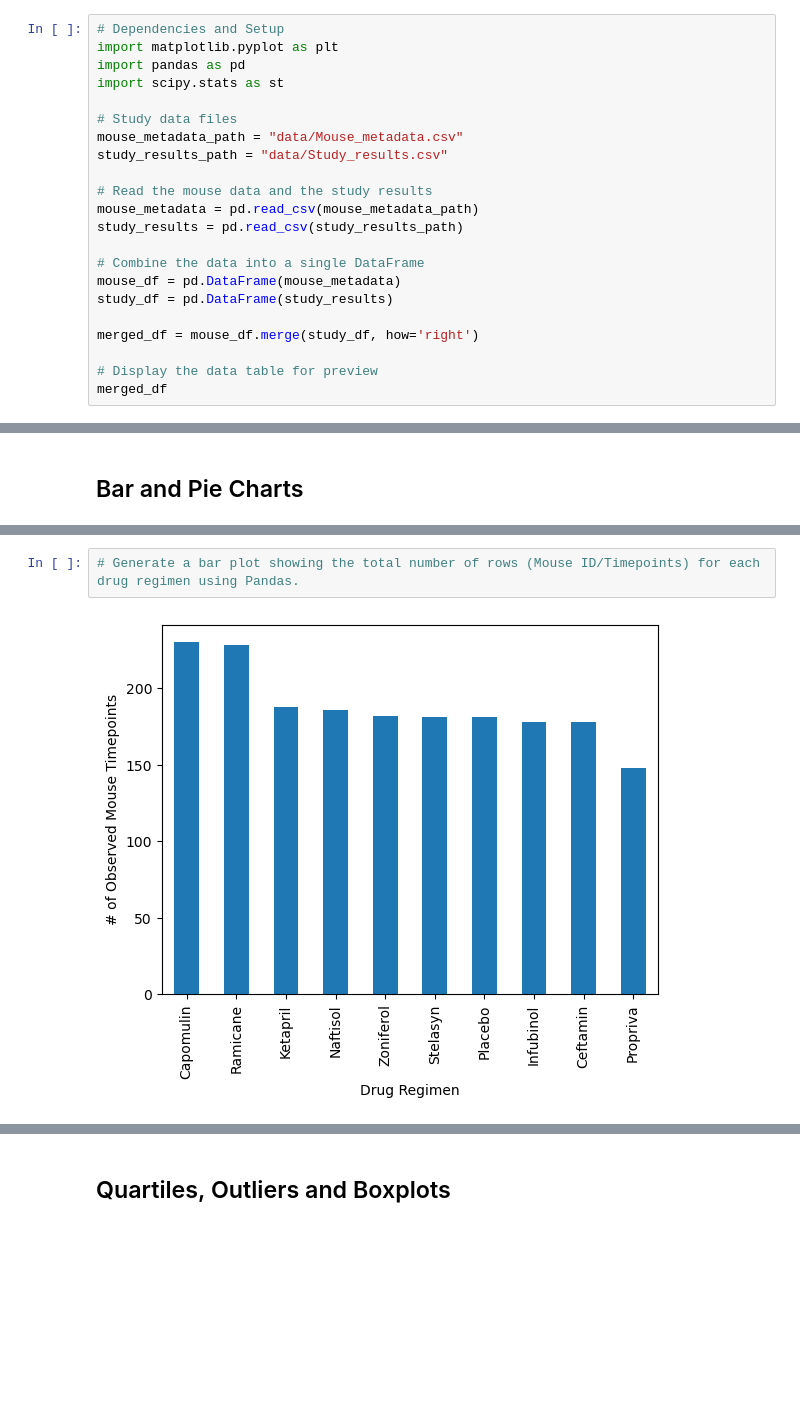
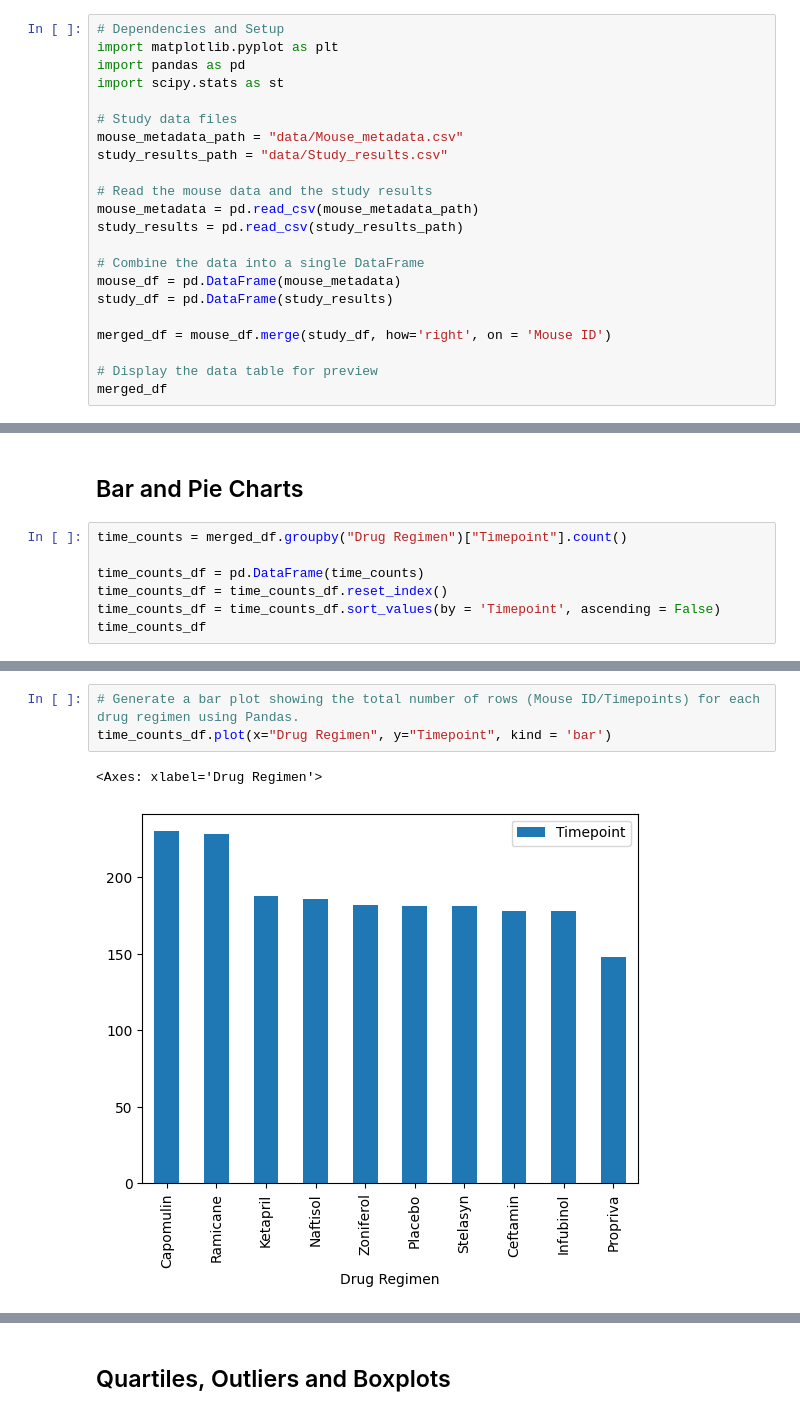
Before and after one commit to bassoon03/pymaceuticals, a Jupyter notebook: Starter_Code/Pymaceuticals/pymaceuticals_starter.ipynb, the cells around one changed output, grey strips where cells are left out. Saved outputs shown, nothing was run; the diff lists cells and outputs as text; blank space fills up the shorter version.

Commit message:
Added graphs

```diff
--- a/Starter_Code/Pymaceuticals/pymaceuticals_starter.ipynb
+++ b/Starter_Code/Pymaceuticals/pymaceuticals_starter.ipynb
@@ -23,7 +23,7 @@ study_results = pd.read_csv(study_results_path)
 mouse_df = pd.DataFrame(mouse_metadata)
 study_df = pd.DataFrame(study_results)
 
-merged_df = mouse_df.merge(study_df, how='right')
+merged_df = mouse_df.merge(study_df, how='right', on = 'Mouse ID')
 
 # Display the data table for preview
 merged_df
@@ -197,3 +197,10 @@ summary_table_df
 | Zoniferol | 53.236507 | 51.818479 | 48.533355 | 6.966589 | 0.516398 |
 # %% [markdown]
 ## Bar and Pie Charts
+# %%
+time_counts = merged_df.groupby("Drug Regimen")["Timepoint"].count()
+
+time_counts_df = pd.DataFrame(time_counts)
+time_counts_df = time_counts_df.reset_index()
+time_counts_df = time_counts_df.sort_values(by = 'Timepoint', ascending = False)
+time_counts_df
@@ -200,4 +223,6 @@ summary_table_df
 # %%
 # Generate a bar plot showing the total number of rows (Mouse ID/Timepoints) for each drug regimen using Pandas.
+time_counts_df.plot(x="Drug Regimen", y="Timepoint", kind = 'bar')
 # %% [output]
+<Axes: xlabel='Drug Regimen'>
-[figure, old version]
+[figure, new version]
```
Also changed, not shown: parts of 14 cells of this notebook.
